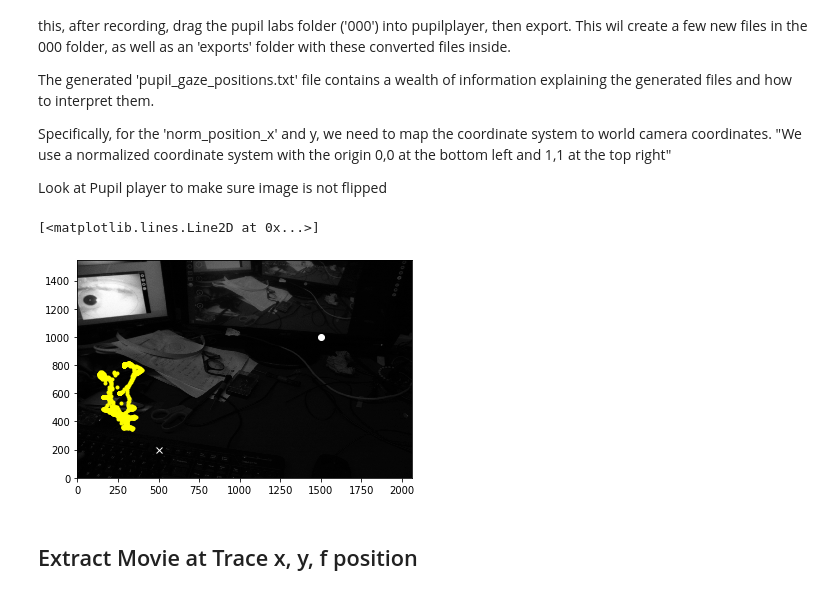
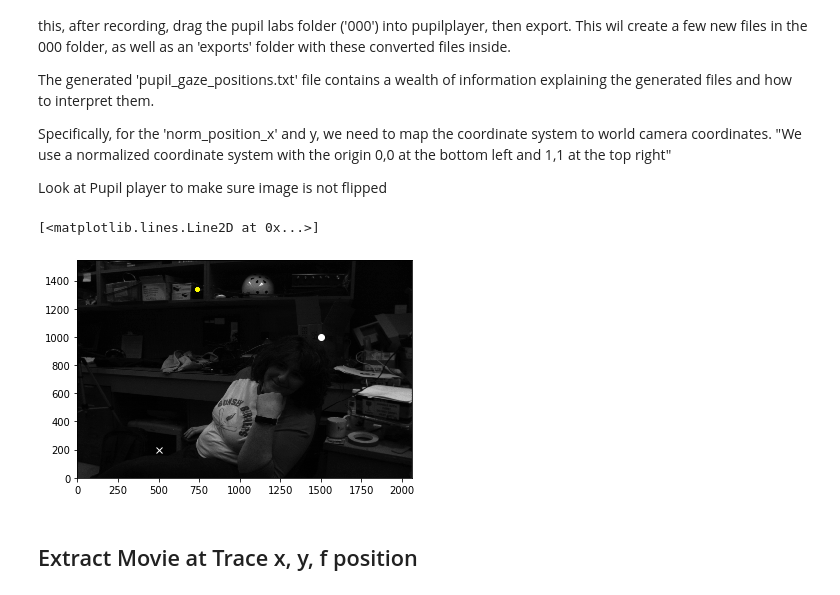
Before and after one commit to vdutell/st-bravo_analysis, a Jupyter notebook: 4. Chunk_Overlay_Fourier.ipynb, the cells around one changed output. Cells and saved outputs as stored; diff of their text form; code cells hidden in the pictures.

Commit message:
last commit before branch

```diff
--- a/4. Chunk_Overlay_Fourier.ipynb
+++ b/4. Chunk_Overlay_Fourier.ipynb
@@ -35,13 +35,19 @@ horizontal_fov_deg = 61
 img_dims=(1544,2064)
 save_batchsize = 200
 
-chunk_secs = 5
-chunk_pix = 256
+chunk_secs = 2
+chunk_pix = 128
 chunk_frames = int(chunk_secs*fps)
 
 num_chunks = 500
 
+trace_type='none'
+
 cosine_window = True
+
+#where are there atifacts? cut them off before plotting
+spatial_cuttoff_cpd = 14
+temporal_cuttoff_fps = np.inf
 
 #vertical_ppd = img_dims[0]/vertical_fov_deg
 horizontal_ppd = img_dims[1]/horizontal_fov_deg
@@ -53,24 +57,23 @@ Vertical PPD: 24.90, Horizontal PPD 25.80, taking average 25.35
 # %% [markdown]
 ## Specify Directories for Exmaple
 # %%
-example_subject = 'jf'
-example_trial = 'cell_phone_1'
+example_subject = 'buddy'
+example_trial = 'chat_1'
 example_camera = 'cy'
 trial_directory = os.path.join(data_dir, example_subject, example_trial, 'pre')
 camera_dir = os.path.join(trial_directory,'scene_camera')
 save_dir = os.path.join('./output', example_subject, example_trial)
 
 try:
-    os.mkdir(save_dir)
+    os.makedirs(save_dir)
 except:
     print(f'{save_dir} already made!')
 
 analysis_folder = os.path.join(output_dir, example_subject, example_trial,'')
-common_timeline_file = os.path.join(analysis_folder,'common_timeline.npy')
+common_timeline_file = os.path.join(analysis_folder,example_camera,'common_timeline.npy')
 pupil_positions_file = os.path.join(trial_directory, 'eye_camera','000','exports','000','pupil_positions.csv')
 
 #three trace conditions: true, none, temporal_match, spatial_match
 #trace_type='fixation_eye_0
 #trace_type='none'
-trace_type='fixation_eye_1'
 # %% [output]
@@ -85,7 +88,7 @@ timeline_stamps = timeline[:,0]
 timeline_ximea = timeline[:,1].astype(int)
 timeline_pupil_eye0 = timeline[:,2].astype(int)
 timeline_pupil_eye1 = timeline[:,3].astype(int)
-timeline_task = timeline[:,4].astype(int)
+timeline_task = timeline[:,-2].astype(int)
 
 #only use timelines during task
 timeline_stamps = timeline_stamps[timeline_task==1]
@@ -93,7 +96,11 @@ timeline_ximea = timeline_ximea[timeline_task==1]
 timeline_pupil_eye0 = timeline_pupil_eye0[timeline_task==1]
 timeline_pupil_eye1 = timeline_pupil_eye1[timeline_task==1]
 # %%
-pupil_positions = dt.fread(pupil_positions_file)
-pupil_positions = pupil_positions[:,[0,1,2,4,5]]
-fixations_pupil_eye0 = np.array(pupil_positions)[np.where(np.array(pupil_positions)[:,2]==0)[0],:]
-fixations_pupil_eye1 = np.array(pupil_positions)[np.where(np.array(pupil_positions)[:,2]==1)[0],:]
+if(example_subject =='buddy'):
+    fixations_pupil_eye0 = None
+    fixations_pupil_eye1 = None
+else:
+    pupil_positions = dt.fread(pupil_positions_file)
+    pupil_positions = pupil_positions[:,[0,1,2,4,5]]
+    fixations_pupil_eye0 = np.array(pupil_positions)[np.where(np.array(pupil_positions)[:,2]==0)[0],:]
+    fixations_pupil_eye1 = np.array(pupil_positions)[np.where(np.array(pupil_positions)[:,2]==1)[0],:]
@@ -174,14 +182,14 @@ Specifically, for the 'norm_position_x' and y, we need to map the coordinate sys
 
 Look at Pupil player to make sure image is not flipped
 # %%
-frame = np.fliplr(imageio.imread(os.path.join(analysis_folder,'pngs','cy',f'frame_{trace_ximea_fnum[0]}.png')))
+frame = np.fliplr(imageio.imread(os.path.join(analysis_folder,'cy','pngs',f'frame_{trace_ximea_fnum[0]}.png')))
 plt.pcolormesh(np.mean(frame,axis=-1),cmap='Greys_r')
 plt.plot(500,200,'x',c='white')
 plt.plot(1500,1000,'o',c='white')
 plt.plot(trace_xy_corner[:,0], trace_xy_corner[:,1],'.',c='yellow')
 # %% [output]
 [<matplotlib.lines.Line2D at 0x...>]
-[figure, old version]
+[figure, new version]
 # %% [markdown]
 ## Extract Movie at Trace x, y, f position
 # %%
```
Also changed, not shown: parts of 18 cells of this notebook, 6 other files.
